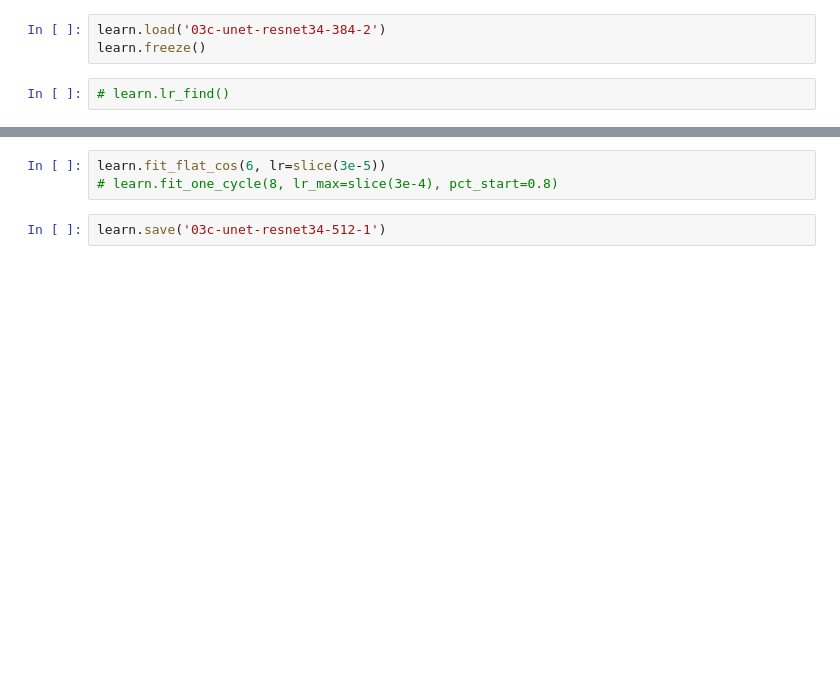
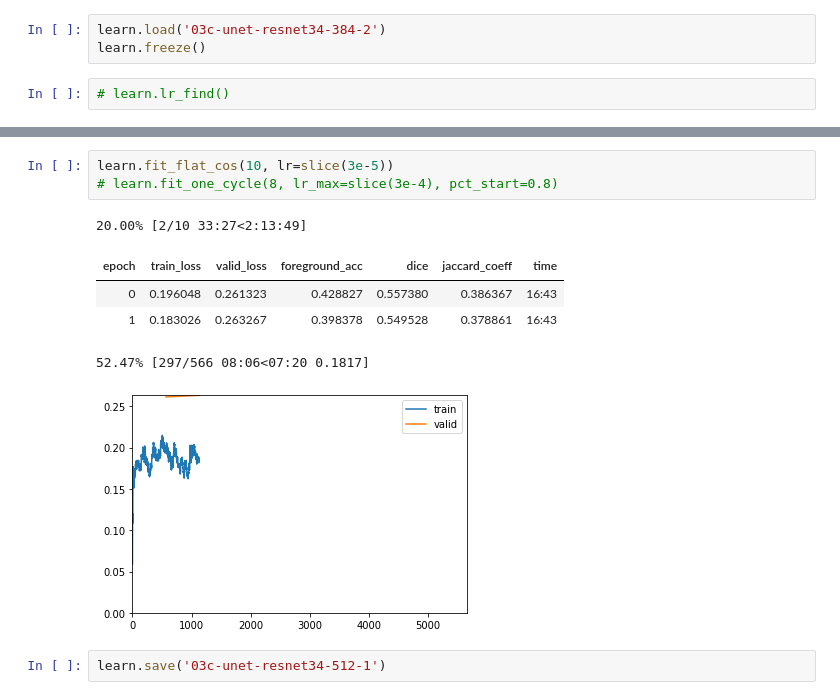
Before and after one commit to mrkcmd/bualabs, a Jupyter notebook: nbs/03c_image_segmentation_siim_acr_pneumothorax_fastai2.ipynb, the cells around one changed output, grey strips where cells are left out. Cells and saved outputs as stored; diff of their text form; blank space fills up the shorter version.

```diff
--- a/nbs/03c_image_segmentation_siim_acr_pneumothorax_fastai2.ipynb
+++ b/nbs/03c_image_segmentation_siim_acr_pneumothorax_fastai2.ipynb
@@ -606,6 +814,13 @@ learn.fit_flat_cos(4, lr=slice(1e-4))
 # %%
-learn.fit_flat_cos(6, lr=slice(3e-5))
+learn.fit_flat_cos(10, lr=slice(3e-5))
 # learn.fit_one_cycle(8, lr_max=slice(3e-4), pct_start=0.8)
+# %% [output]
+20.00% [2/10 33:27<2:13:49]
+| epoch | train_loss | valid_loss | foreground_acc | dice | jaccard_coeff | time |
+| 0 | 0.196048 | 0.261323 | 0.428827 | 0.557380 | 0.386367 | 16:43 |
+| 1 | 0.183026 | 0.263267 | 0.398378 | 0.549528 | 0.378861 | 16:43 |
+52.47% [297/566 08:06<07:20 0.1817]
+[figure, added]
 # %%
 learn.save('03c-unet-resnet34-512-1')
 # %%
```
Also changed, not shown: parts of 28 cells of this notebook.
